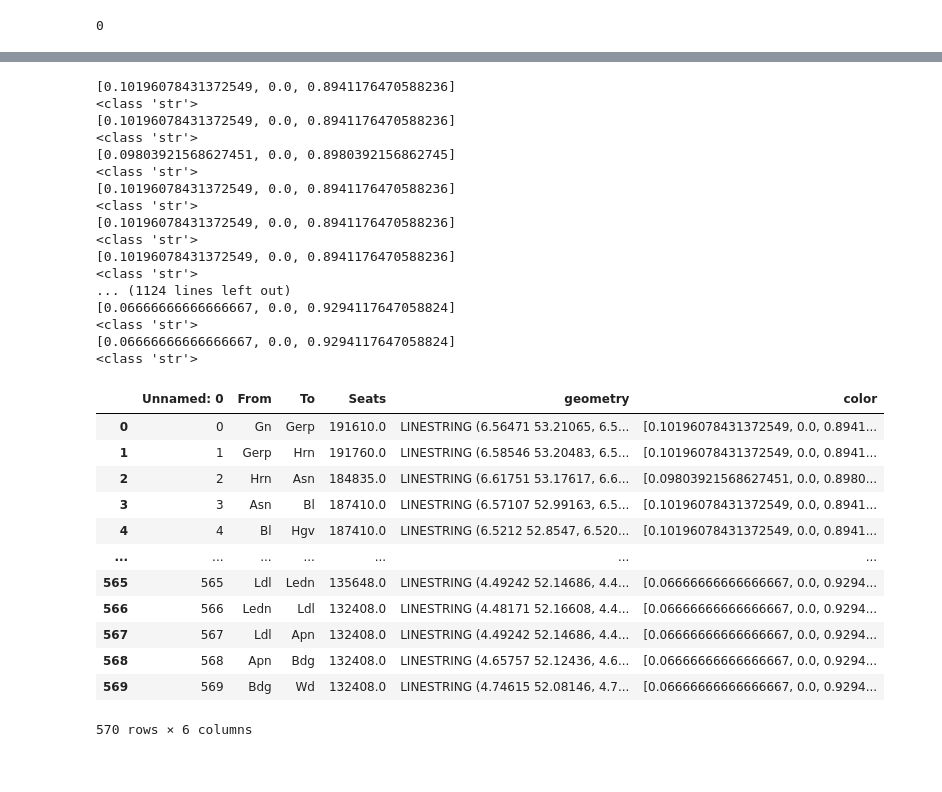
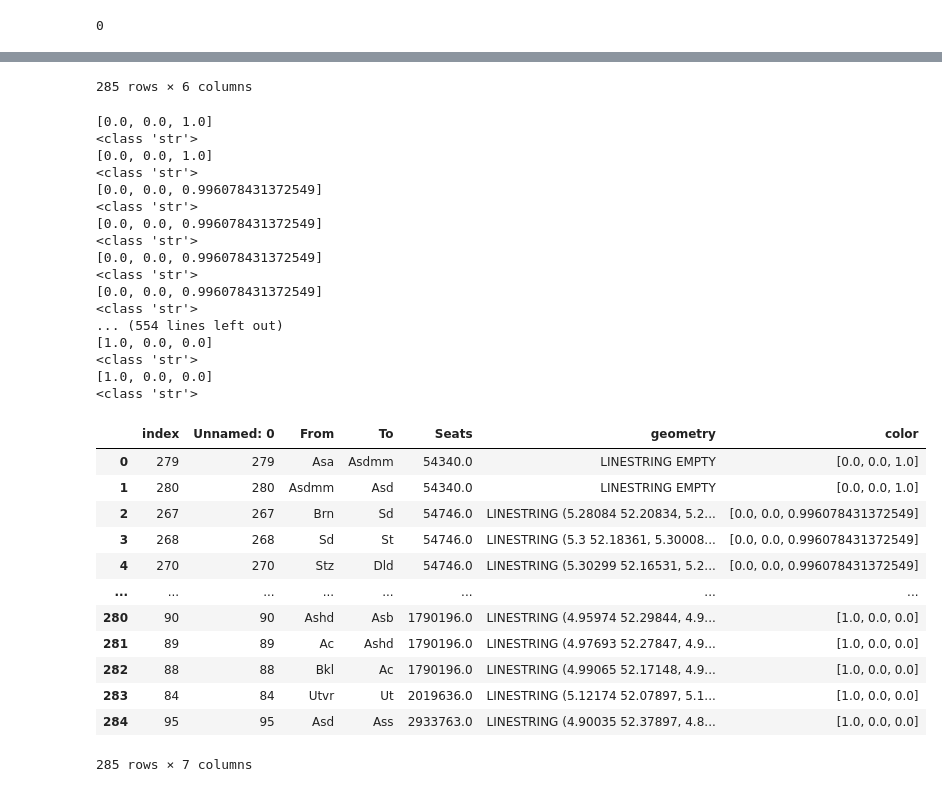
Before and after one commit to mathijsmarkus/python_group_assignment, a Jupyter notebook: first geo try.ipynb, the cells around one changed output, grey strips where cells are left out. Saved outputs shown, nothing was run; the diff lists cells and outputs as text; code cells hidden in the pictures.

```diff
--- a/first geo try.ipynb
+++ b/first geo try.ipynb
@@ -147,10 +148,14 @@ def interpolate_color(lower_limit, upper_limit, lower_color, upper_color, number
 
     return str(color)
 # %%
+df = df.sort_values(by='Seats', ascending=True).reset_index()
+df.to_csv('test2_sorted.csv')
+display(df)
 df['color'] = 0
 for i in range(len(df)):
-    print(interpolate_color(df['Seats'].min(), df['Seats'].max(), (0,0,255), (255,0,0), df.loc[i, 'Seats']))
-    print(type(interpolate_color(df['Seats'].min(), df['Seats'].max(), (0,0,255), (255,0,0), df.loc[i, 'Seats'])))
-    df.loc[i, 'color'] = interpolate_color(df['Seats'].min(), df['Seats'].max(), (0,0,255), (255,0,0), df.loc[i, 'Seats'])
+    print(interpolate_color(df['Seats'].min(), 1359216.0, (0,0,255), (255,0,0), df.loc[i, 'Seats']))
+    print(type(interpolate_color(df['Seats'].min(), 1359216.0, (0,0,255), (255,0,0), df.loc[i, 'Seats'])))
+    df.loc[i, 'color'] = interpolate_color(df['Seats'].min(), 1359216.0, (0,0,255), (255,0,0), df.loc[i, 'Seats'])
 display(df)
+df.to_csv('test2_sorted.csv')
 # %% [output]
@@ -157,33 +174,34 @@ display(df)
-[0.10196078431372549, 0.0, 0.8941176470588236]
-<class 'str'>
-[0.10196078431372549, 0.0, 0.8941176470588236]
-<class 'str'>
-[0.09803921568627451, 0.0, 0.8980392156862745]
-<class 'str'>
-[0.10196078431372549, 0.0, 0.8941176470588236]
-<class 'str'>
-[0.10196078431372549, 0.0, 0.8941176470588236]
-<class 'str'>
-[0.10196078431372549, 0.0, 0.8941176470588236]
-<class 'str'>
-... (1124 lines left out)
-[0.06666666666666667, 0.0, 0.9294117647058824]
-<class 'str'>
-[0.06666666666666667, 0.0, 0.9294117647058824]
-<class 'str'>
+285 rows × 6 columns
-|  | Unnamed: 0 | From | To | Seats | geometry | color |
-| 0 | 0 | Gn | Gerp | 191610.0 | LINESTRING (6.56471 53.21065, 6.5... | [0.10196078431372549, 0.0, 0.8941... |
-| 1 | 1 | Gerp | Hrn | 191760.0 | LINESTRING (6.58546 53.20483, 6.5... | [0.10196078431372549, 0.0, 0.8941... |
-| 2 | 2 | Hrn | Asn | 184835.0 | LINESTRING (6.61751 53.17617, 6.6... | [0.09803921568627451, 0.0, 0.8980... |
-| 3 | 3 | Asn | Bl | 187410.0 | LINESTRING (6.57107 52.99163, 6.5... | [0.10196078431372549, 0.0, 0.8941... |
-| 4 | 4 | Bl | Hgv | 187410.0 | LINESTRING (6.5212 52.8547, 6.520... | [0.10196078431372549, 0.0, 0.8941... |
-| ... | ... | ... | ... | ... | ... | ... |
-| 565 | 565 | Ldl | Ledn | 135648.0 | LINESTRING (4.49242 52.14686, 4.4... | [0.06666666666666667, 0.0, 0.9294... |
-| 566 | 566 | Ledn | Ldl | 132408.0 | LINESTRING (4.48171 52.16608, 4.4... | [0.06666666666666667, 0.0, 0.9294... |
-| 567 | 567 | Ldl | Apn | 132408.0 | LINESTRING (4.49242 52.14686, 4.4... | [0.06666666666666667, 0.0, 0.9294... |
-| 568 | 568 | Apn | Bdg | 132408.0 | LINESTRING (4.65757 52.12436, 4.6... | [0.06666666666666667, 0.0, 0.9294... |
-| 569 | 569 | Bdg | Wd | 132408.0 | LINESTRING (4.74615 52.08146, 4.7... | [0.06666666666666667, 0.0, 0.9294... |
-570 rows × 6 columns
+[0.0, 0.0, 1.0]
+<class 'str'>
+[0.0, 0.0, 1.0]
+<class 'str'>
+[0.0, 0.0, 0.996078431372549]
+<class 'str'>
+[0.0, 0.0, 0.996078431372549]
+<class 'str'>
+[0.0, 0.0, 0.996078431372549]
+<class 'str'>
+[0.0, 0.0, 0.996078431372549]
+<class 'str'>
+... (554 lines left out)
+[1.0, 0.0, 0.0]
+<class 'str'>
+[1.0, 0.0, 0.0]
+<class 'str'>
+|  | index | Unnamed: 0 | From | To | Seats | geometry | color |
+| 0 | 279 | 279 | Asa | Asdmm | 54340.0 | LINESTRING EMPTY | [0.0, 0.0, 1.0] |
+| 1 | 280 | 280 | Asdmm | Asd | 54340.0 | LINESTRING EMPTY | [0.0, 0.0, 1.0] |
+| 2 | 267 | 267 | Brn | Sd | 54746.0 | LINESTRING (5.28084 52.20834, 5.2... | [0.0, 0.0, 0.996078431372549] |
+| 3 | 268 | 268 | Sd | St | 54746.0 | LINESTRING (5.3 52.18361, 5.30008... | [0.0, 0.0, 0.996078431372549] |
+| 4 | 270 | 270 | Stz | Dld | 54746.0 | LINESTRING (5.30299 52.16531, 5.2... | [0.0, 0.0, 0.996078431372549] |
+| ... | ... | ... | ... | ... | ... | ... | ... |
+| 280 | 90 | 90 | Ashd | Asb | 1790196.0 | LINESTRING (4.95974 52.29844, 4.9... | [1.0, 0.0, 0.0] |
+| 281 | 89 | 89 | Ac | Ashd | 1790196.0 | LINESTRING (4.97693 52.27847, 4.9... | [1.0, 0.0, 0.0] |
+| 282 | 88 | 88 | Bkl | Ac | 1790196.0 | LINESTRING (4.99065 52.17148, 4.9... | [1.0, 0.0, 0.0] |
+| 283 | 84 | 84 | Utvr | Ut | 2019636.0 | LINESTRING (5.12174 52.07897, 5.1... | [1.0, 0.0, 0.0] |
+| 284 | 95 | 95 | Asd | Ass | 2933763.0 | LINESTRING (4.90035 52.37897, 4.8... | [1.0, 0.0, 0.0] |
+285 rows × 7 columns
 # %%
 import pandas as pd
 
```
Also changed, not shown: parts of 7 cells of this notebook, 6 other files.
